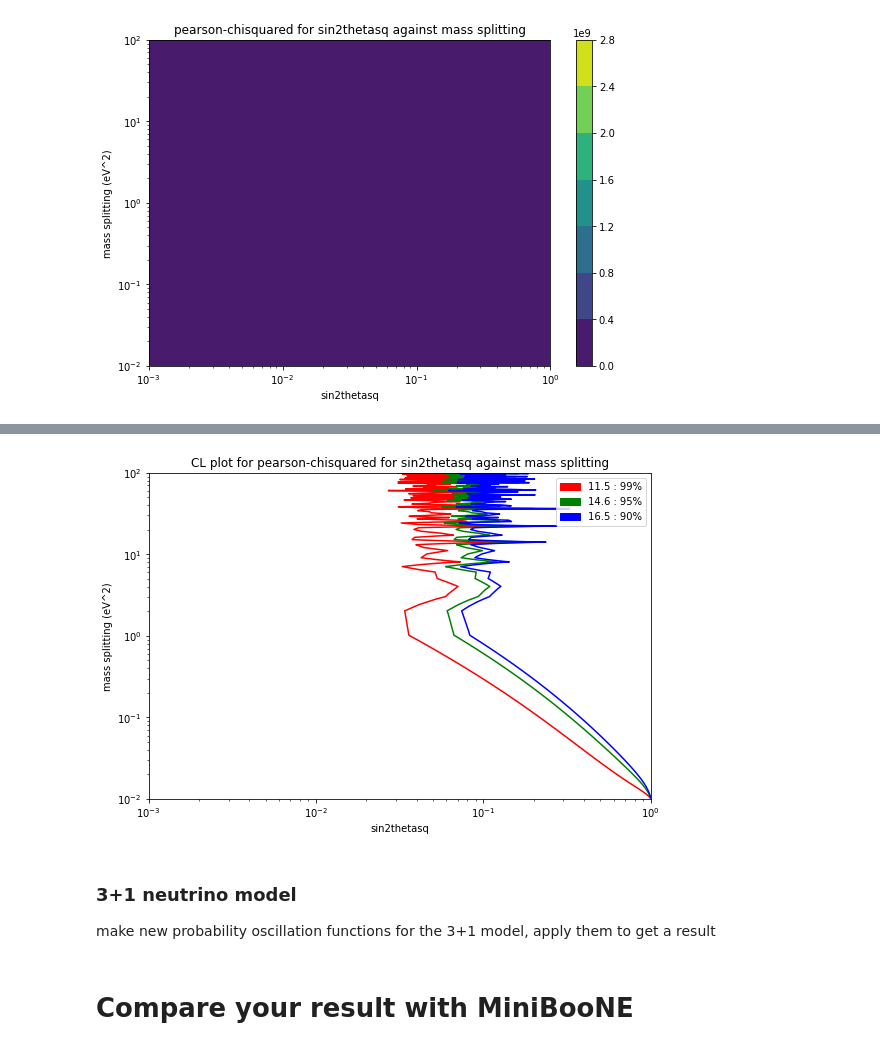
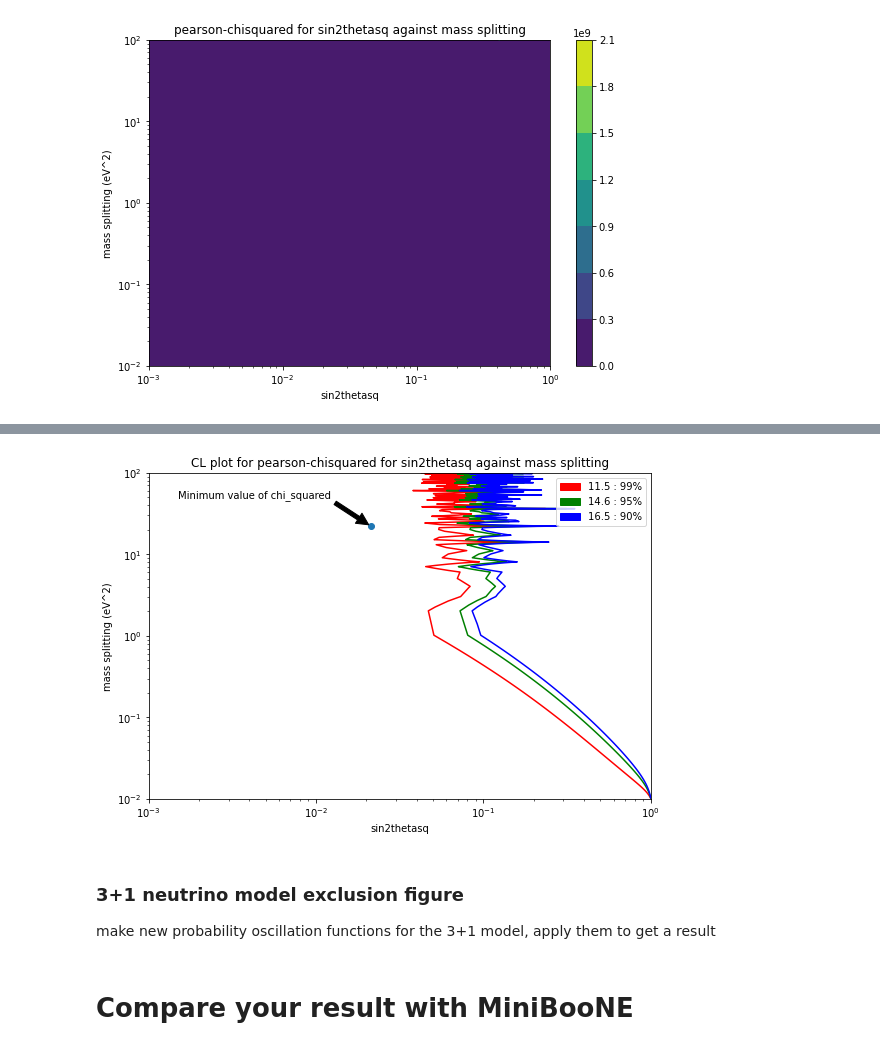
Before and after one commit to finnerudo/MScproject, a Jupyter notebook: MainAnalysis_refresh.ipynb, the cells around one changed output, grey strips where cells are left out. Cells and saved outputs as stored; diff of their text form; code cells hidden in the pictures.

```diff
--- a/MainAnalysis_refresh.ipynb
+++ b/MainAnalysis_refresh.ipynb
@@ -125,13 +125,13 @@ def Selections(frame):
     selection = selection & (trk_energy_tot < 4)
 
     # remove the 0 component from nu cosmic distance
-    ###selection = selection & (cosmic_distance > 10)
+    selection = selection & (cosmic_distance > 10)
 
     # take out topological score below a certain value (0.4)
     selection = selection & (topological > 0.2)
 
     # remove trk_len_v values below 200
-    ###selection = selection & (trk_len_v > 200)
+    #selection = selection & (trk_len_v > 200)
 
     # separate frame from frame_selection to allow for efficiency calculations
     frame_selection = frame[selection]
@@ -323,7 +323,7 @@ def chi_squared_mapping(MC_heights, data_heights, theta_list, mass_list, bin_cen
 
             # calculate the probability of oscillation for the bin_centers
             #### FLIPPING J AND I HERE MAKES THIS WORK. THEY ARE THE EXACT SAME LENGTH, SO GOD KNOWS WHY.
-            p_vals = (1-oscillation_func(theta_list[j], mass_list[i], bin_centers))
+            p_vals = (1-oscillation_func(theta_list[i], mass_list[j], bin_centers))
             # apply these probability values to the heights of our MC data
             MC_heights_new = p_vals*MC_heights
 
@@ -335,7 +335,6 @@ def chi_squared_mapping(MC_heights, data_heights, theta_list, mass_list, bin_cen
             # then save the chi_squared_values for the new MC_heights
             ### SEE, NOW I AND THEN J...WHY?
             chi_square_map[i,j] = chi_squared_pearson(MC_heights_new, data_heights)
-
             ###print("passed")
     return chi_square_map
 # %%
@@ -377,0 +395,6 @@ plt.show()
+# %%
+# use meshgrid to assure correct formatting
+xx, yy = np.meshgrid(theta_vals, mass_vals, indexing='ij')
+
+print(xx)
+print(yy)
@@ -378,36 +416,40 @@ plt.show()
 # %%
+
 # Go plot the CL things. Plot 90%, 95%, 99%
 # 90% rDOF = 19.768, 95% rDOF = 17.708, 99% rDOF = 14.257
 plt.figure(figsize = (9,6))
 colors =  ['red', 'green', 'blue']
-CS = plt.contour(theta_vals, mass_vals, chi_square_div, [11.52398, 14.61141, 16.48341], colors = colors)
+CS = plt.contour(xx, yy, chi_square_div, [11.52398, 14.61141, 16.48341], colors = colors)
 #plt.clabel(CS, fontsize=9, inline=1)
 
+# plot minimum point
+plt.scatter(0.0212, 22.23)
+plt.annotate('Minimum value of chi_squared', xy=(0.0212, 22.23), xytext=(0.0015,50),arrowprops=dict(facecolor='black', shrink=0.05))
 
 
 plt.title("CL plot for pearson-chisquared for sin2thetasq against mass splitting")
 plt.xlabel("sin2thetasq")
 plt.ylabel("mass splitting (eV^2)")
 
 plt.xscale('log')
 plt.yscale('log')
 
 # legend production
 labels = ['99%', '95%', '90%']
 #for i in range(len(labels)):
 #    CS.collections[i].set_label(labels[i])
 h = CS.collections
 l = [f'{a:.1f}'for a in CS.levels]
 l = [l[i] + (" : " + str(labels[i])) for i in range(len(CS.levels))]
 proxy = [plt.Rectangle((0,0),1,1,color = colors[i]) for i in range(len(colors))]
 plt.legend(proxy,l)
 #plt.legend(loc='lower left')
 
 plt.savefig("CL_map.png")
 plt.show()
 # %% [output]
-[figure, old version]
+[figure, new version]
 # %% [markdown]
-### 3+1 neutrino model
+### 3+1 neutrino model exclusion figure
 
 make new probability oscillation functions for the 3+1 model, apply them to get a result
```
Also changed, not shown: parts of 12 cells of this notebook, 3 other files.
